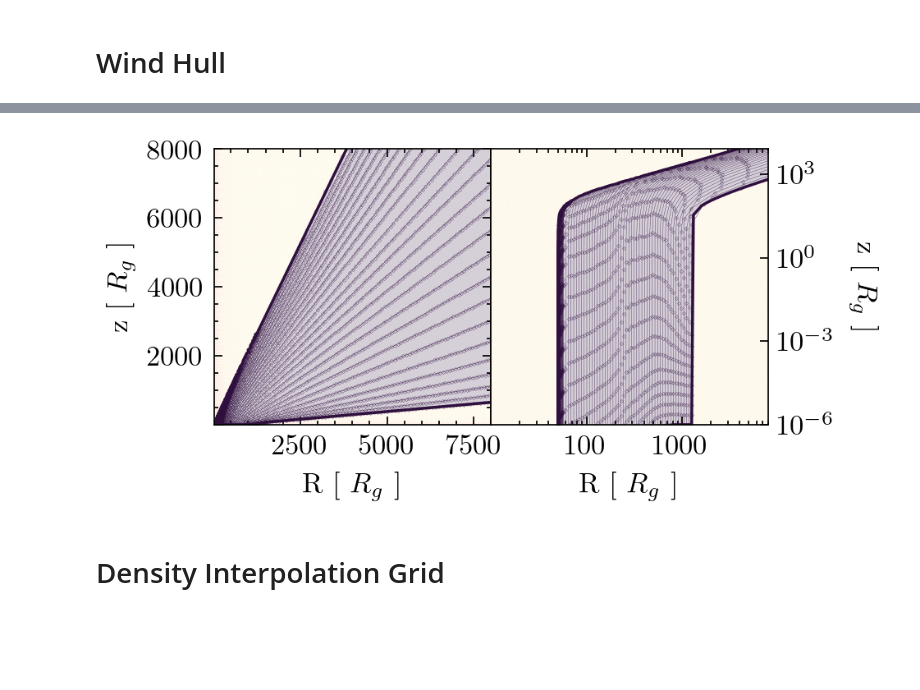
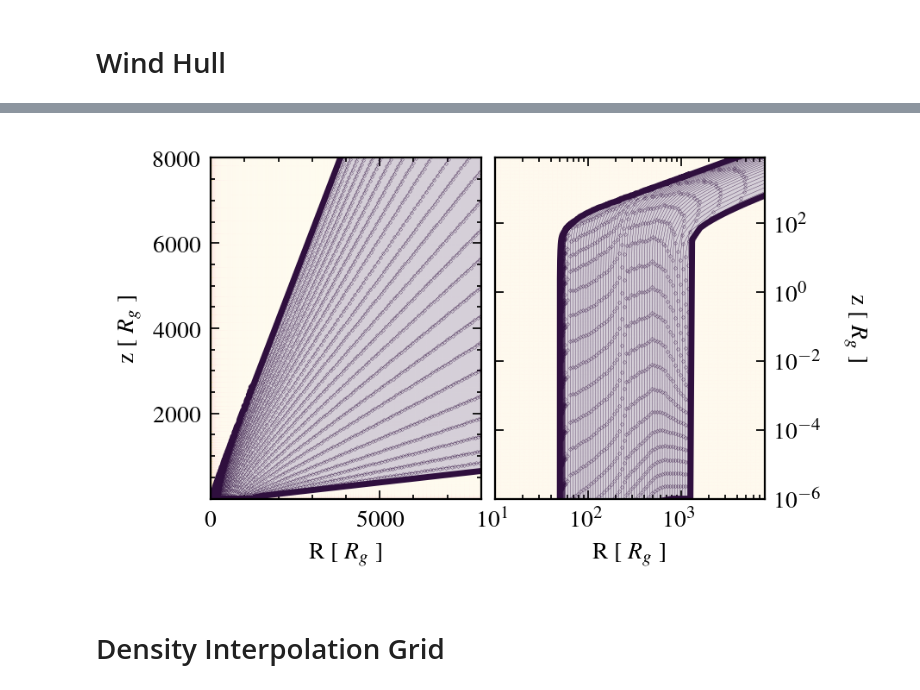
Before and after one commit to arnauqb/Qwind.jl, a Jupyter notebook: papers/paper2/rt_plots.ipynb, the cells around one changed output, grey strips where cells are left out. Drawn from its saved outputs; the diff is of its cells as text; code cells hidden in the pictures; blank space fills up the shorter version.

```diff
--- a/papers/paper2/rt_plots.ipynb
+++ b/papers/paper2/rt_plots.ipynb
@@ -19,8 +18,8 @@ Main.QwindPlotting
 # %%
 model = Model("./config.yaml");
-try
-    rm(model.config[:integrator][:save_path], recursive=true)
-catch
-end
-iterations_dict = Dict();
-run!(model, iterations_dict);
+#try
+#    rm(model.config[:integrator][:save_path], recursive=true)
+#catch
+#end
+#iterations_dict = Dict();
+#run!(model, iterations_dict);
@@ -59,7 +49,6 @@ Dict{Any, Any} with 6 entries:
 using PyPlot, ColorSchemes, Colors, PyCall
 include("../../scripts/plotting.jl")
 include("./style.jl")
-mnras_width = 252/72.27
 dpi=350
 cmap = colorschemes[:matter]
 cmap_pl = ColorMap("cmap", cmap.colors)
@@ -291,45 +265,45 @@ end
 # %%
-fig, ax = plt.subplots(1, 2, figsize=(mnras_width, 0.5mnras_width))#, figsize=(4,6))
+fig, ax = plt.subplots(1, 2, figsize=set_size())
 
 QwindPlotting.plot_wind_hull(hull, fig=fig, ax=ax[1], rmax=8000, zmax=8000, nr=500, nz=500, cmap=cmap_pl, alpha=0.2)
 QwindPlotting.plot_streamlines(integrators_linear[1:2:end], fig=fig, linewidth=0.1, ax=ax[1], color = "#" * hex(convert(RGB, get(cmap, 1))), markersize=0.1)
 
 QwindPlotting.plot_wind_hull(hull, fig=fig, ax=ax[2], rmax=8000, zmax=8000, nr=500, nz=500, cmap=cmap_pl, alpha=0.2)
 QwindPlotting.plot_streamlines(integrators_log[1:2:end], fig=fig, ax=ax[2], linewidth=0.1, color = "#" * hex(convert(RGB, get(cmap, 1))), markersize=0.1)
 
 vs = reduce(hcat, hull.vertices)
-#vs .+= 1e-6
 
 ax[1].plot(vs[1,:], vs[2,:], color = "#" * hex(convert(RGB, get(cmap, 1))))
 ax[2].plot(vs[1,:], vs[2,:], color = "#" * hex(convert(RGB, get(cmap, 1))))
 
-ax[1].set_xlim(10,8000)
+ax[1].set_xlim(0,8000)
 ax[1].set_ylim(1e-6, 8000)
 
 ax[2].set_xlim(10,8000)
 ax[2].set_ylim(1e-6, 8000)
 ax[2].set_xscale("log")
 ax[2].set_yscale("log")
 ax[2].yaxis.tick_right()
+ax[2].yaxis.set_ticks_position("both")
 
 
 ax[1].set_xlabel(L"R [ $R_g$ ]")
 ax[2].set_xlabel(L"R [ $R_g$ ]")
 ax[1].set_ylabel(L"z [ $R_g$ ]")
 
 ax[2].set_ylabel(L"z [ $R_g$ ]", rotation=-90, labelpad=15)
 ax[2].yaxis.set_label_position("right")
 
-ax[1].set_xticks([2500, 5000, 7500])
-ax[1].set_xticklabels([2500, 5000, 7500])
+#ax[1].set_xticks([0, 2500, 5000, 7500])
+#ax[1].set_xticklabels([0, 2500, 5000, 7500])
 
-ax[2].set_xticks([1e2, 1000])
-ax[2].set_xticklabels([100, 1000])
+#ax[2].set_xticks([1e2, 1000])
+#ax[2].set_xticklabels([100, 1000])
 
-plt.subplots_adjust(wspace=0, hspace=0)
+plt.subplots_adjust(wspace=0.05, hspace=0.0)
 fig.savefig("plots/wind_hull.pdf")
 # %% [output]
-[figure, old version]
+[figure, new version]
 # %% [markdown]
 # Density Interpolation Grid
 # %%
```
Also changed, not shown: parts of 11 cells of this notebook, 5 other files.
